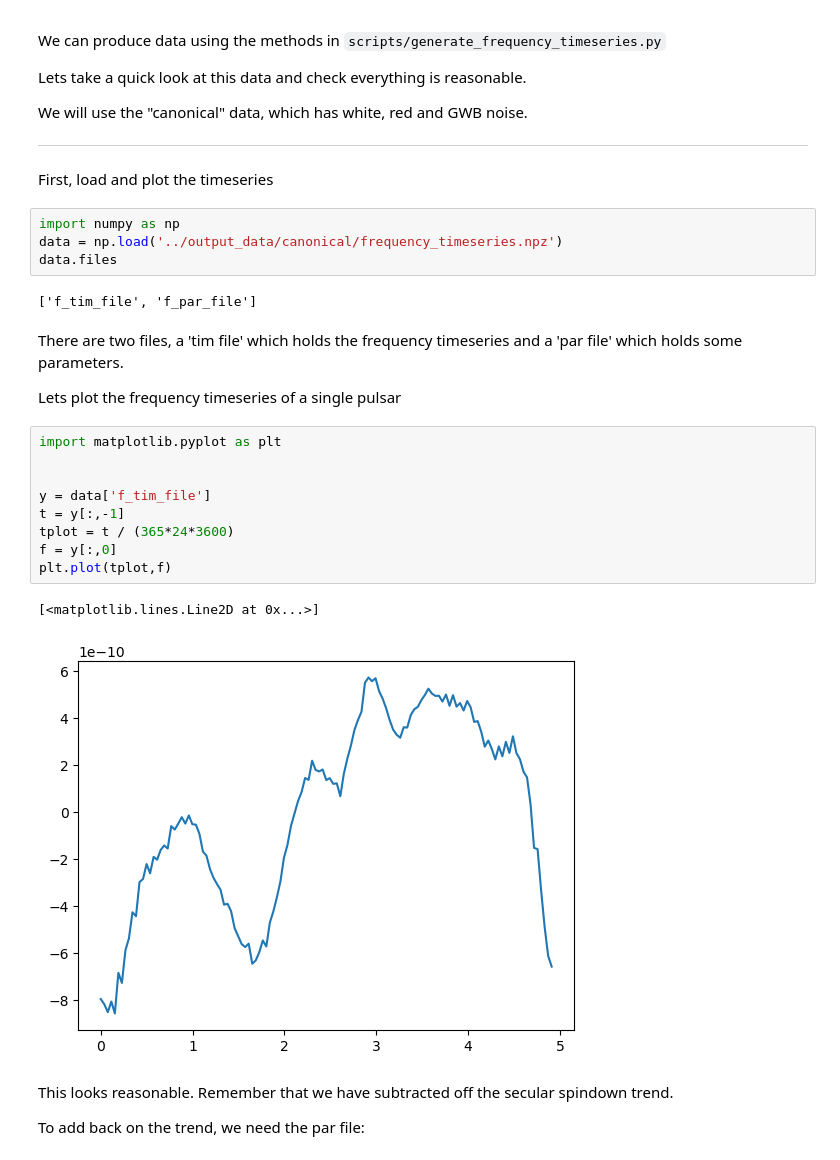
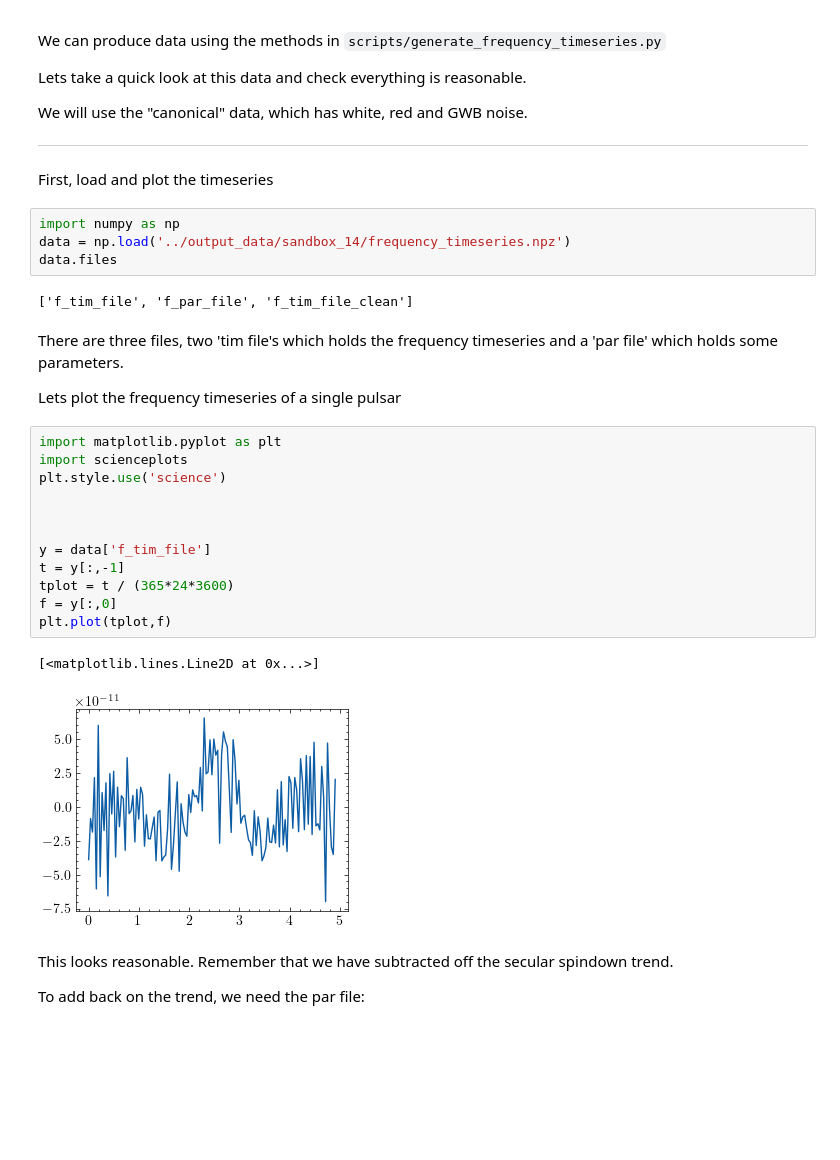
Before and after one commit to tomkimpson/PulsarMockData, a Jupyter notebook: notebooks/02.inspect_frequency_data.ipynb, the cells around one changed output. Cells and saved outputs as stored; diff of their text form; blank space fills up the shorter version.

Commit message:
update notebook for new data files

```diff
--- a/notebooks/02.inspect_frequency_data.ipynb
+++ b/notebooks/02.inspect_frequency_data.ipynb
@@ -15,26 +15,29 @@ We will use the "canonical" data, which has white, red and GWB noise.
 First, load and plot the timeseries
 # %%
 import numpy as np
-data = np.load('../output_data/canonical/frequency_timeseries.npz')
+data = np.load('../output_data/sandbox_14/frequency_timeseries.npz')
 data.files
 # %% [output]
-['f_tim_file', 'f_par_file']
+['f_tim_file', 'f_par_file', 'f_tim_file_clean']
 # %% [markdown]
-There are two files, a 'tim file' which holds the frequency timeseries and a 'par file' which holds some parameters.
+There are three files, two 'tim file's which holds the frequency timeseries and a 'par file' which holds some parameters.
 
 Lets plot the frequency timeseries of a single pulsar
 # %%
 import matplotlib.pyplot as plt
+import scienceplots
+plt.style.use('science')
+
 
 
 y = data['f_tim_file']
 t = y[:,-1]
 tplot = t / (365*24*3600)
 f = y[:,0]
 plt.plot(tplot,f)
 # %% [output]
 [<matplotlib.lines.Line2D at 0x...>]
-[figure, old version]
+[figure, new version]
 # %% [markdown]
 This looks reasonable. Remember that we have subtracted off the secular spindown trend.
 
```
Also changed, not shown: parts of 11 cells of this notebook, 4 other files.
